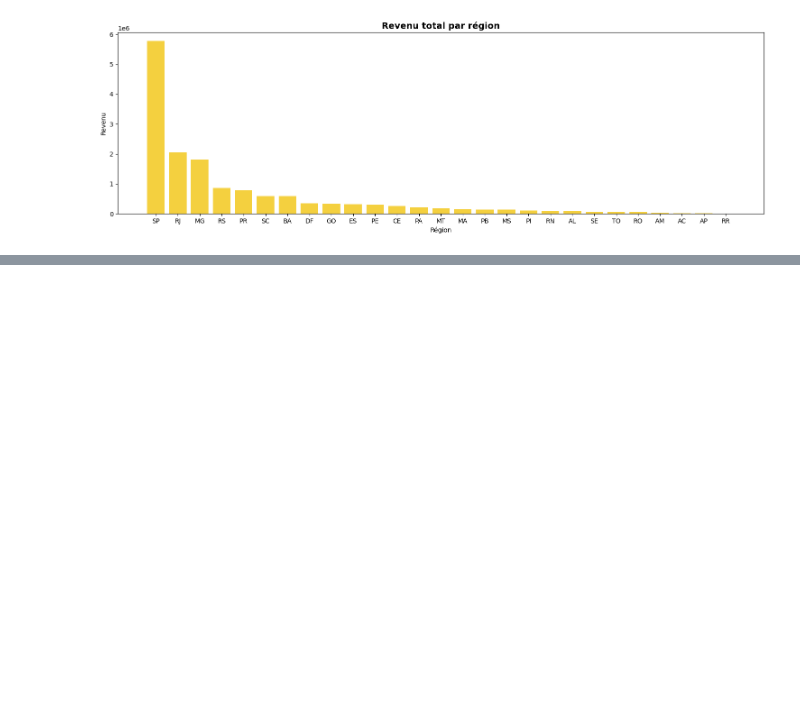
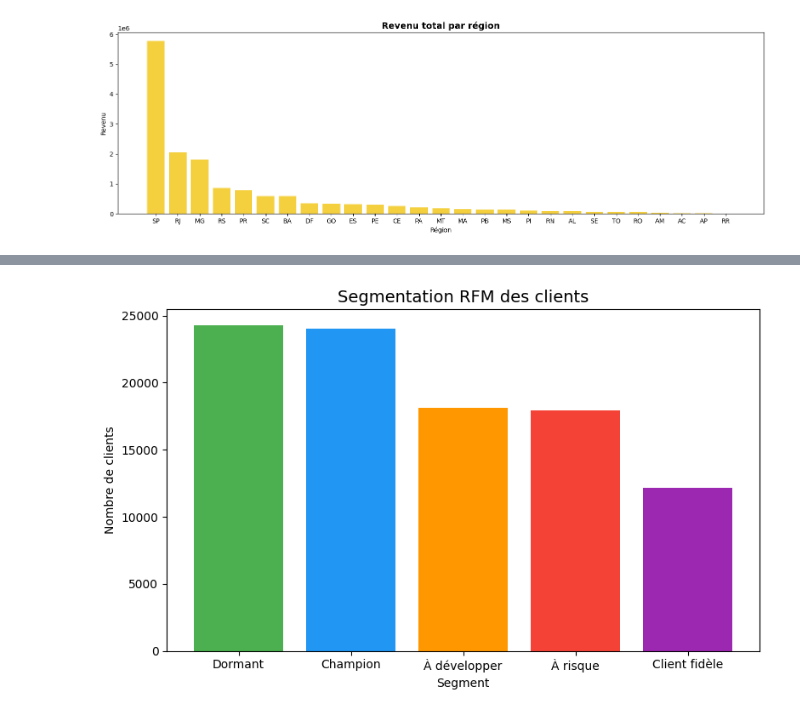
Before and after one commit to Safariyatousani/Projet-Olist, a Jupyter notebook: notebooks/analyse_olist.ipynb, the cells around one changed output, grey strips where cells are left out. Drawn from its saved outputs; the diff is of its cells as text; code cells hidden in the pictures; blank space fills up the shorter version.

```diff
--- a/notebooks/analyse_olist.ipynb
+++ b/notebooks/analyse_olist.ipynb
@@ -329,0 +495,27 @@ plt.show()
+# %%
+# Scoring RFM de 1 à 4
+rfm["R_score"] = pd.qcut(rfm["recency"], q=4, labels=[4, 3, 2, 1])
+rfm["F_score"] = pd.qcut(rfm["frequency"].rank(method="first"), q=4, labels=[1, 2, 3, 4])
+rfm["M_score"] = pd.qcut(rfm["monetary"], q=4, labels=[1, 2, 3, 4])
+
+# Score global
+rfm["RFM_score"] = rfm["R_score"].astype(str) + rfm["F_score"].astype(str) + rfm["M_score"].astype(str)
+
+# Segmentation
+def segmenter(row):
+    r = int(row["R_score"])
+    f = int(row["F_score"])
+    m = int(row["M_score"])
+    if r >= 3 and f >= 3:
+        return "Champion"
+    elif r >= 3 and f >= 2:
+        return "Client fidèle"
+    elif r >= 2 and f >= 2:
+        return "À développer"
+    elif r <= 2 and f <= 2:
+        return "À risque"
+    else:
+        return "Dormant"
+
+rfm["segment"] = rfm.apply(segmenter, axis=1)
+print(rfm["segment"].value_counts())
@@ -329,0 +530,15 @@ plt.show()
+# %%
+seg_counts = rfm["segment"].value_counts()
+
+colors = ["#4CAF50", "#2196F3", "#FF9800", "#F44336", "#9C27B0"]
+
+fig, ax = plt.subplots(figsize=(8, 5))
+ax.bar(seg_counts.index, seg_counts.values, color=colors)
+plt.title("Segmentation RFM des clients", fontsize=14)
+plt.xlabel("Segment")
+plt.ylabel("Nombre de clients")
+plt.tight_layout()
+plt.savefig("../visuals/rfm_segmentation.png", dpi=150)
+plt.show()
+# %% [output]
+[figure, added]
```
Also changed, not shown: parts of 15 cells of this notebook.
